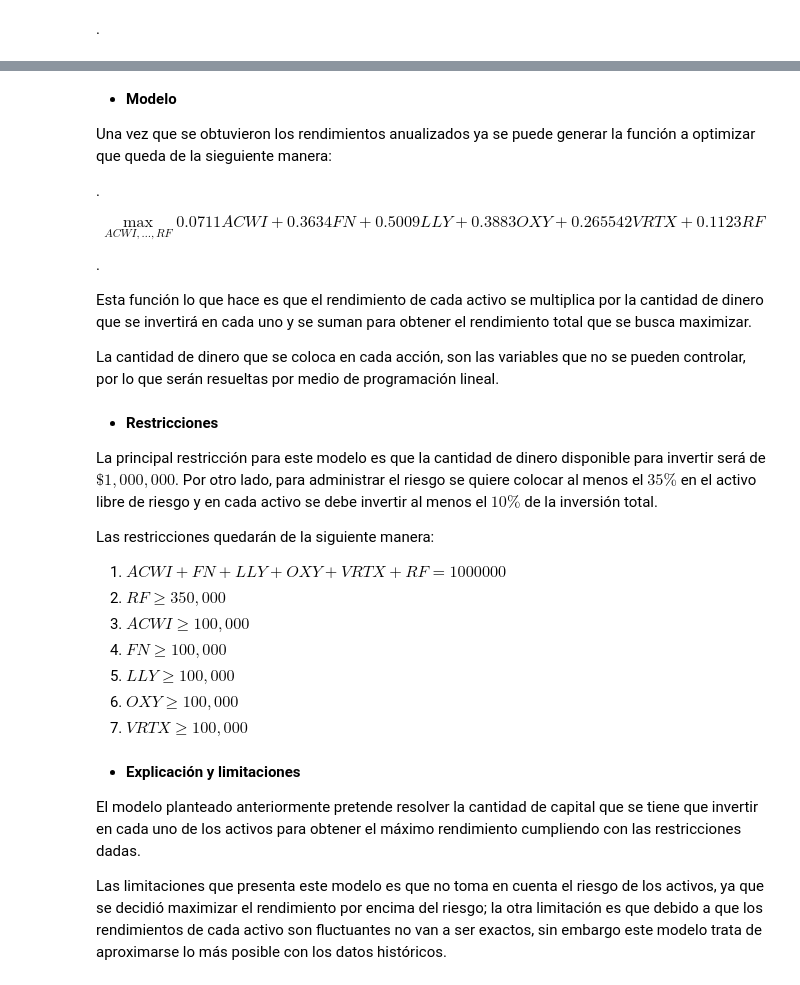
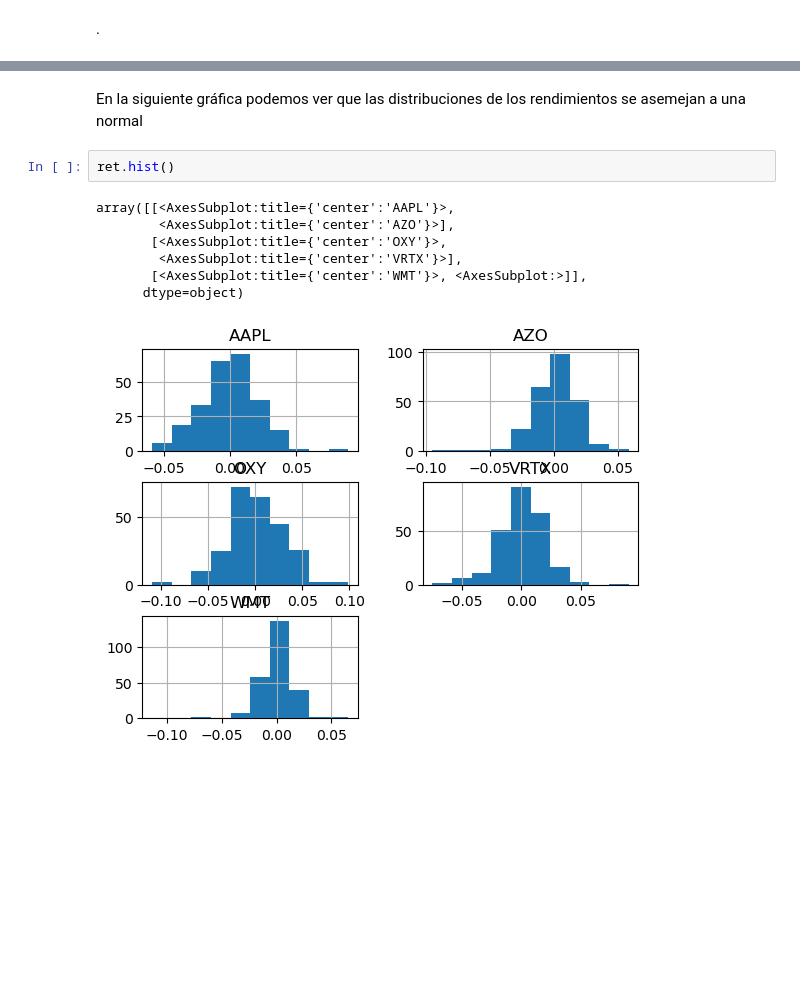
Before and after one commit to NancyWoolrich/Proyecto2-Simulacion, a Jupyter notebook: ProyectoModulo2_RodriguezL_ValenzuelaM_WoolrichN.ipynb, the cells around one changed output, grey strips where cells are left out. Cells and saved outputs as stored; diff of their text form; blank space fills up the shorter version.

```diff
--- a/ProyectoModulo2_RodriguezL_ValenzuelaM_WoolrichN.ipynb
+++ b/ProyectoModulo2_RodriguezL_ValenzuelaM_WoolrichN.ipynb
@@ -148,35 +144,12 @@ summary_annual
-# %% [markdown]
-- **Modelo**
-
-Una vez que se obtuvieron los rendimientos anualizados ya se puede generar la función a optimizar que queda de la sieguiente manera:
-
-.
-
-$$\max_{ACWI, \dots ,RF}  0.0711 ACWI + 0.3634 FN + 0.5009 LLY + 0.3883 OXY + 0.265542 VRTX + 0.1123 RF$$
-
-.
-
-
-Esta función lo que hace es que el rendimiento de cada activo se multiplica por la cantidad de dinero que se invertirá en cada uno y se suman para obtener el rendimiento total que se busca maximizar.
-
-La cantidad de dinero que se coloca en cada acción, son las variables que no se pueden controlar, por lo que serán resueltas por medio de programación lineal.
-# %% [markdown]
-- **Restricciones**
-
-La principal restricción para este modelo es que la cantidad de dinero  disponible para invertir será de $\$1,000,000$. Por otro lado, para administrar el riesgo se quiere colocar al menos el $35\%$ en el activo libre de riesgo y en cada activo se debe invertir al menos el $10\%$ de la inversión total.
-
-Las restricciones quedarán de la siguiente manera:
-
-1. $ACWI+ FN+ LLY+ OXY + VRTX + RF =1000000$
-2. $RF \geq 350,000 $
-3. $ ACWI \geq 100,000$
-4. $ FN \geq 100,000$
-5. $ LLY \geq 100,000$
-6. $ OXY \geq 100,000$
-7. $ VRTX \geq 100,000$
-# %% [markdown]
-- **Explicación y limitaciones**
-
-El modelo planteado anteriormente pretende resolver la cantidad de capital que se tiene que invertir en cada uno de los activos para obtener el máximo rendimiento cumpliendo con las restricciones dadas.
-
-Las limitaciones que presenta este modelo es que no toma en cuenta el riesgo de los activos, ya que se decidió maximizar el rendimiento por encima del riesgo; la otra limitación es que debido a que los rendimientos de cada activo son fluctuantes no van a ser exactos, sin embargo este modelo trata de aproximarse lo más posible con los datos históricos.
+# %% [markdown]
+En la siguiente gráfica podemos ver que las distribuciones de los rendimientos se asemejan a una normal
+# %%
+ret.hist()
+# %% [output]
+array([[<AxesSubplot:title={'center':'AAPL'}>,
+        <AxesSubplot:title={'center':'AZO'}>],
+       [<AxesSubplot:title={'center':'OXY'}>,
+        <AxesSubplot:title={'center':'VRTX'}>],
+       [<AxesSubplot:title={'center':'WMT'}>, <AxesSubplot:>]],
+      dtype=object)
+[figure, added]
```
Also changed, not shown: parts of 19 cells of this notebook.
